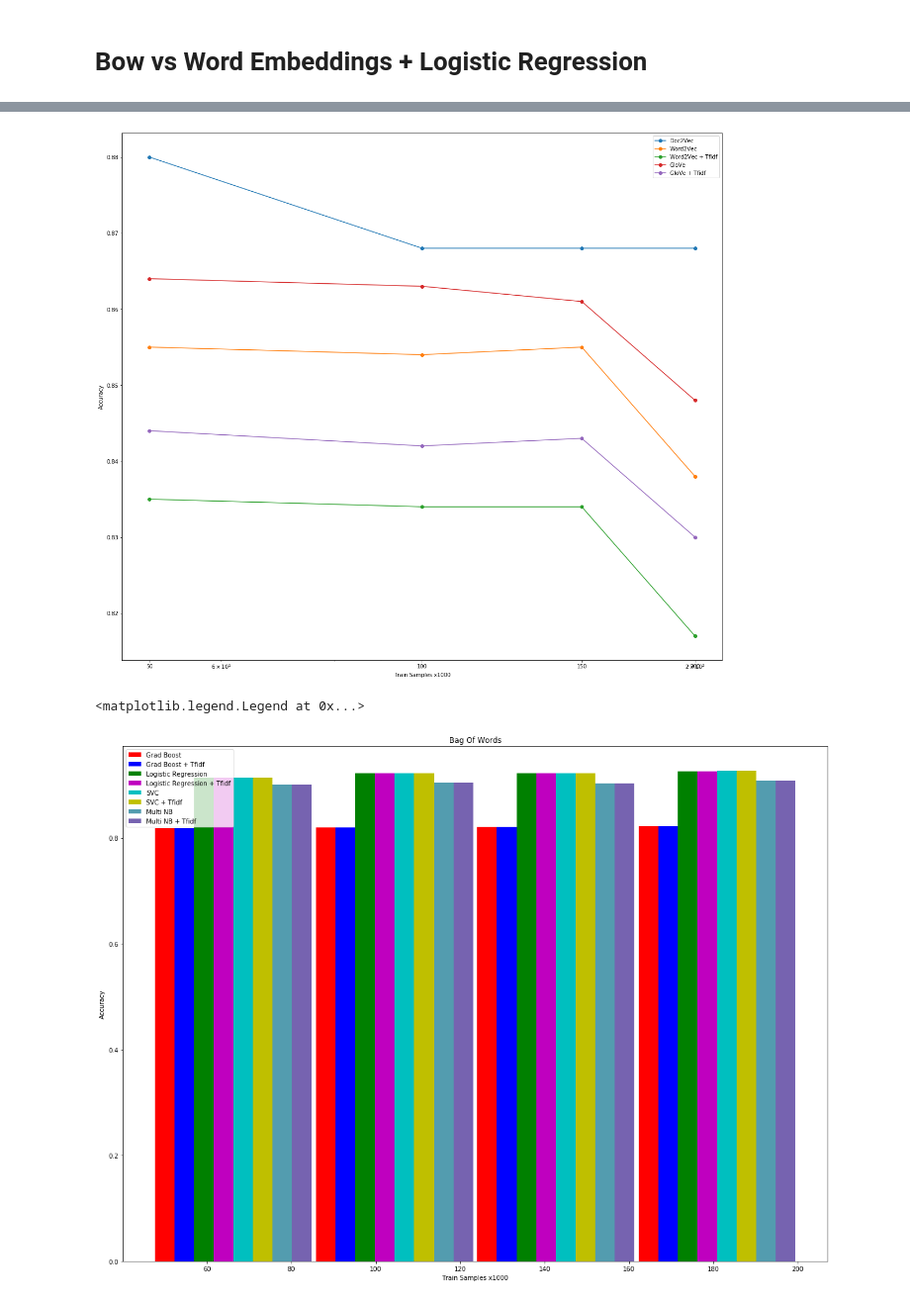
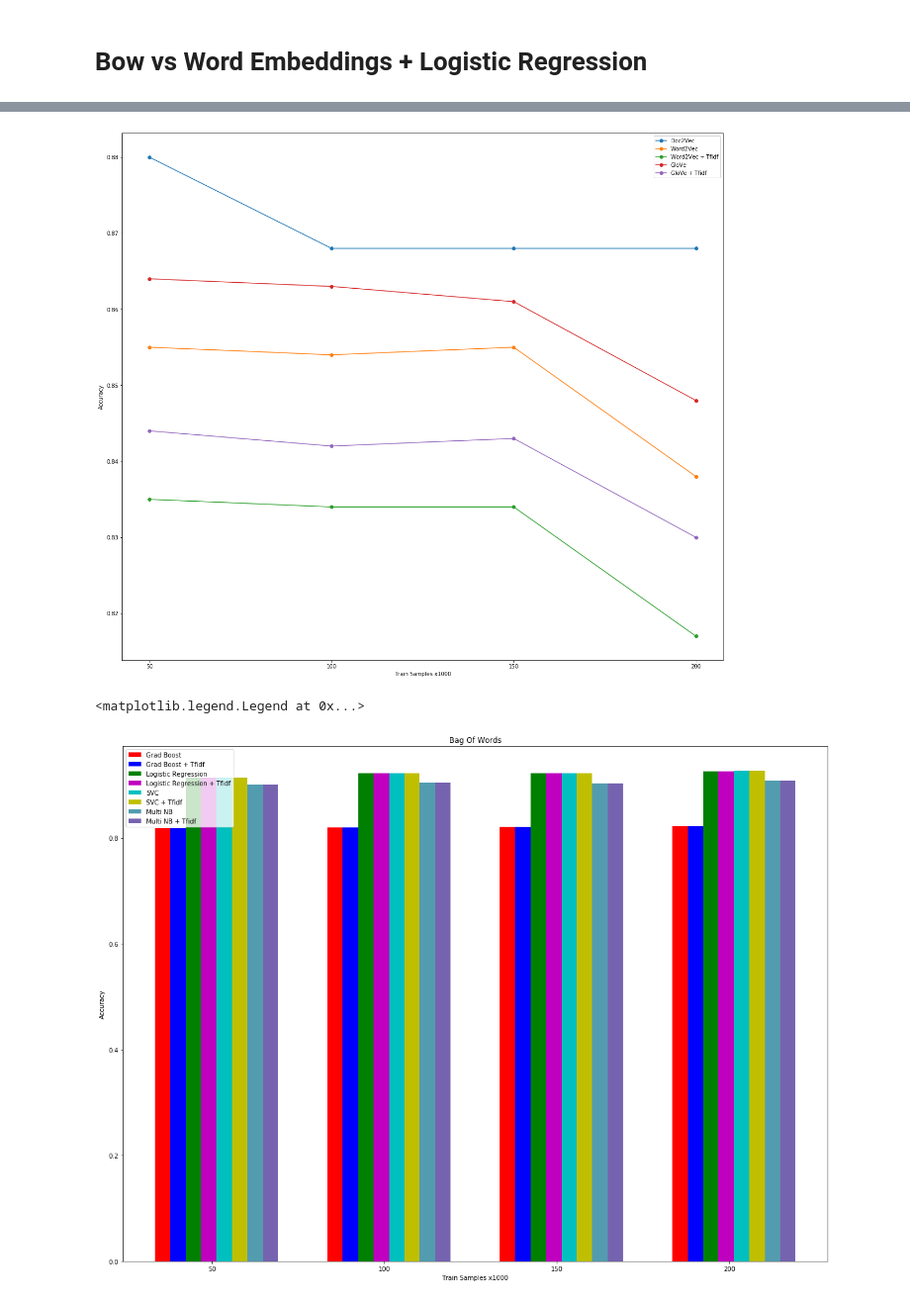
Before and after one commit to tamarakatic/sentiment-analysis-in-amazon-reviews, a Jupyter notebook: notebooks/3.0-bow-vs-pretrained-word-embeddings.ipynb, the cells around one changed output, grey strips where cells are left out. Shown at 99% size. Drawn from its saved outputs; the diff is of its cells as text; code cells hidden in the pictures.

Commit message:
Update xticks in bar chart

```diff
--- a/notebooks/3.0-bow-vs-pretrained-word-embeddings.ipynb
+++ b/notebooks/3.0-bow-vs-pretrained-word-embeddings.ipynb
@@ -14,8 +14,9 @@ X = np.array(df_bow["train_size"].tolist()) / 1000
 y_bow = df_bow.drop(['train_size'], axis=1).values.tolist()
 y_word_embedd = df_word_embedd.drop(['train_size'], axis=1).values.tolist()
 
-ind_width = 4.65
-x_ticks = np.arange(50, 200, ind_width)
+total_width = 10
+ind_width = total_width / 32
+x_ticks = np.arange(-(total_width / 2), total_width / 2, ind_width)
 args = list(zip(*[x_ticks[i::8] for i in range(8)]))
 colors = ['r', 'b', 'g', 'm', 'c', 'y', '#539caf', '#7663b0']
 # %%
@@ -33,6 +34,6 @@ plt.show()
 # %%
 plt.figure(figsize=(20, 18))
-plt.semilogx(X, y_word_embedd, marker="o")
+plt.plot(X, y_word_embedd, marker="o")
 plt.xticks(X, X.astype(np.uint))
 
 plt.legend(["Doc2Vec", "Word2Vec", "Word2Vec + Tfidf", "GloVe", "GloVe + Tfidf"])
@@ -41,22 +42,23 @@ plt.xlabel("Train Samples x1000")
 
 plt.show()
 # %% [output]
-[figure, old version]
+[figure, new version]
 # %%
 plt.subplots(figsize=(20,15))
 y_data_names = ["Grad Boost", "Grad Boost + Tfidf", "Logistic Regression", "Logistic Regression + Tfidf", "SVC", "SVC + Tfidf", "Multi NB", "Multi NB + Tfidf"]
 
 for i in range(0, len(X)):
     for j in range(0, len(y_bow[0])):
         plt.bar(i + args[i][j], y_bow[i][j], color=colors[j], label=y_data_names[j], width=ind_width)
 
 plt.ylabel("Accuracy")
 plt.xlabel("Train Samples x1000")
 plt.title("Bag Of Words")
+plt.xticks([-4, -0.5, 3, 6.5], [50, 100, 150, 200])
 plt.legend(y_data_names)
 # %% [output]
 <matplotlib.legend.Legend at 0x...>
-[figure, old version]
+[figure, new version]
 # %%
 plt.subplots(figsize=(20,15))
 y_data_names = ["Doc2Vec", "Word2Vec", "Word2Vec + Tfidf", "GloVe", "GloVe + Tfidf"]
```
Also changed, not shown: parts of 2 cells of this notebook.
